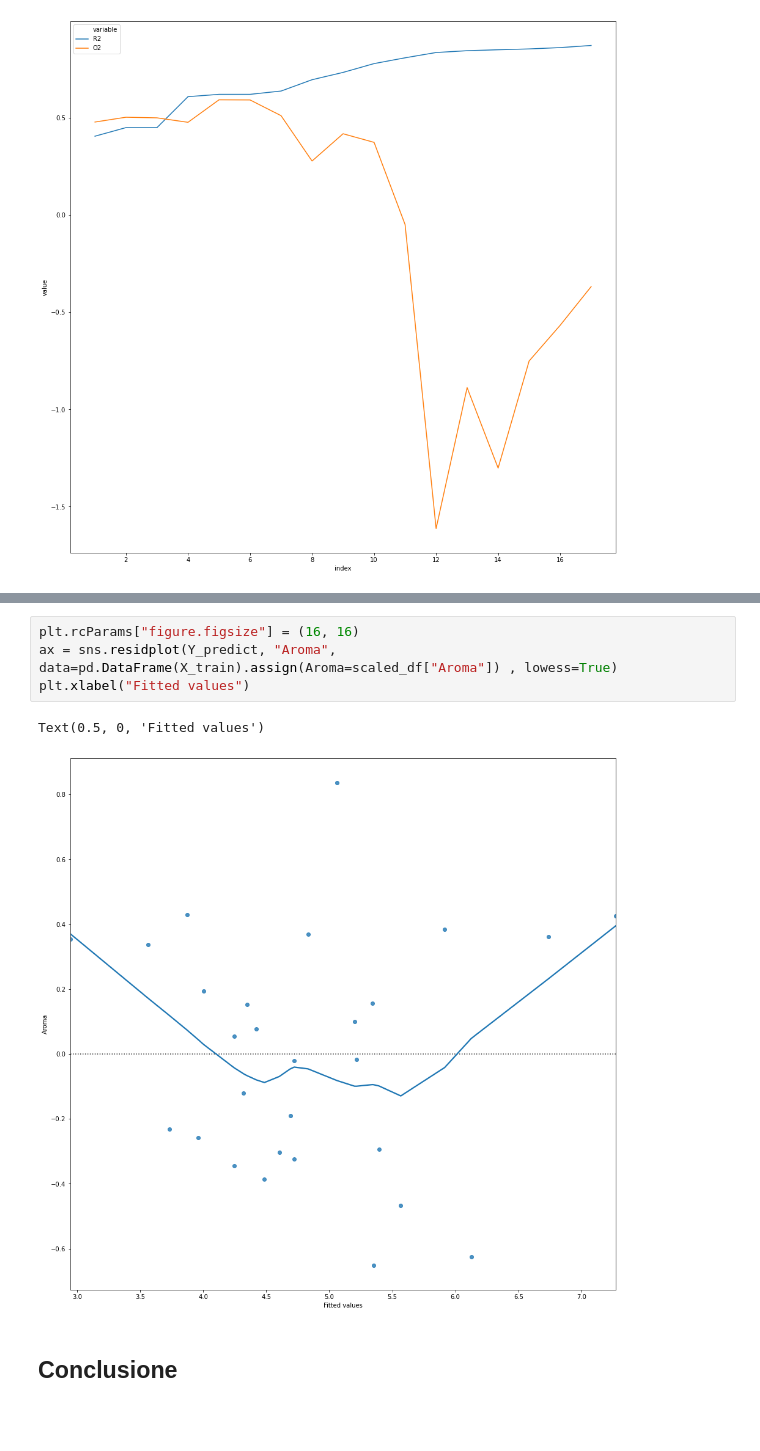
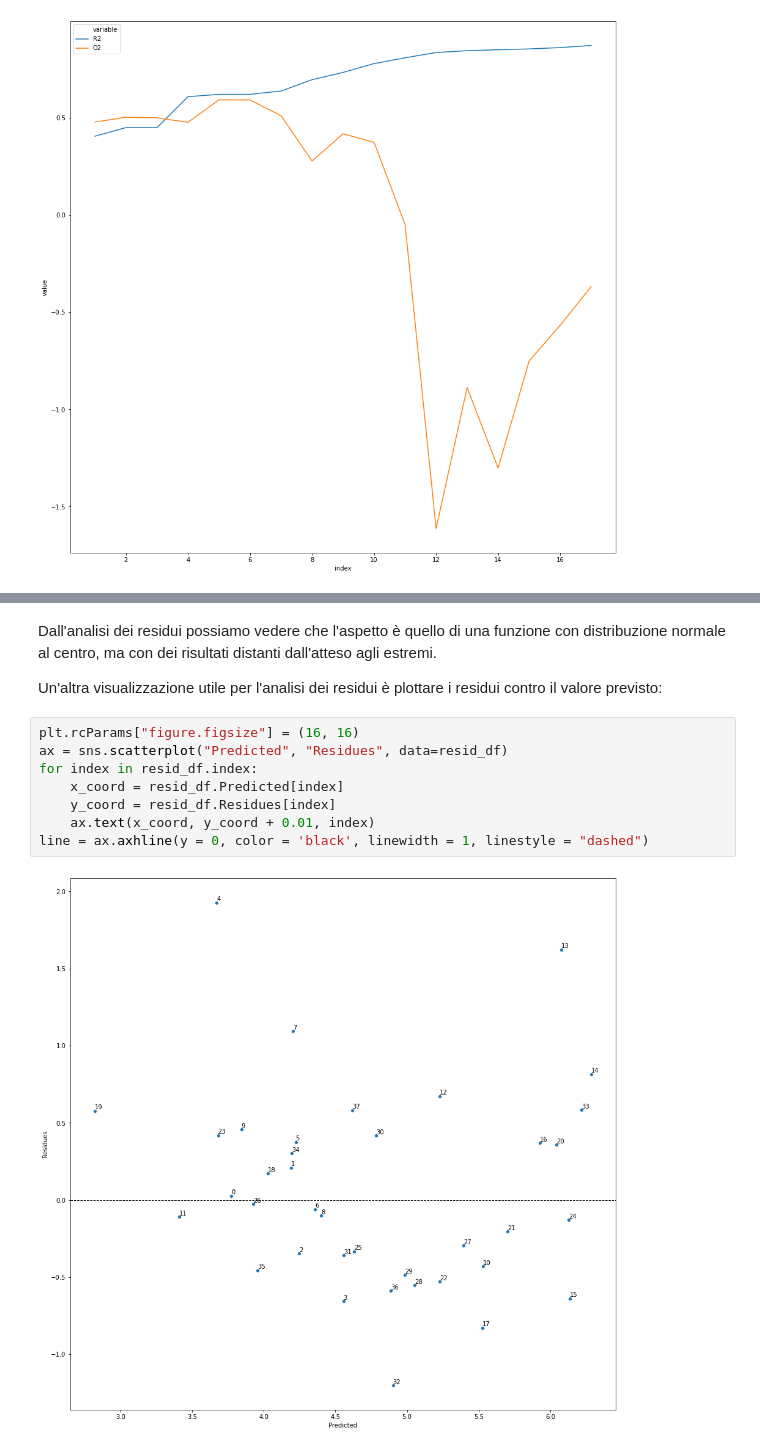
Before and after one commit to YeasterEgg/jupyter-stuff, a Jupyter notebook: TAM/Tecniche di Analisi Multivariata.ipynb, the cells around one changed output, grey strips where cells are left out. Drawn from its saved outputs; the diff is of its cells as text; blank space fills up the shorter version.

```diff
--- a/TAM/TAM.ipynb
+++ b/TAM/Tecniche di Analisi Multivariata.ipynb
@@ -705,9 +704,14 @@ ax = stats.probplot(residuals, dist="norm", plot=plt)
-# %%
-plt.rcParams["figure.figsize"] = (16, 16)
-ax = sns.residplot(Y_predict, "Aroma", data=pd.DataFrame(X_train).assign(Aroma=scaled_df["Aroma"]) , lowess=True)
-plt.xlabel("Fitted values")
-# %% [output]
-Text(0.5, 0, 'Fitted values')
-[figure, removed]
-# %% [markdown]
-## Conclusione
+# %% [markdown]
+Dall'analisi dei residui possiamo vedere che l'aspetto è quello di una funzione con distribuzione normale al centro, ma con dei risultati distanti dall'atteso agli estremi.
+
+Un'altra visualizzazione utile per l'analisi dei residui è plottare i residui contro il valore previsto:
+# %%
+plt.rcParams["figure.figsize"] = (16, 16)
+ax = sns.scatterplot("Predicted", "Residues", data=resid_df)
+for index in resid_df.index:
+    x_coord = resid_df.Predicted[index]
+    y_coord = resid_df.Residues[index]
+    ax.text(x_coord, y_coord + 0.01, index)
+line = ax.axhline(y = 0, color = 'black', linewidth = 1, linestyle = "dashed")
+# %% [output]
+[figure, added]
```
Also changed, not shown: parts of 52 cells of this notebook, 5 other files.
